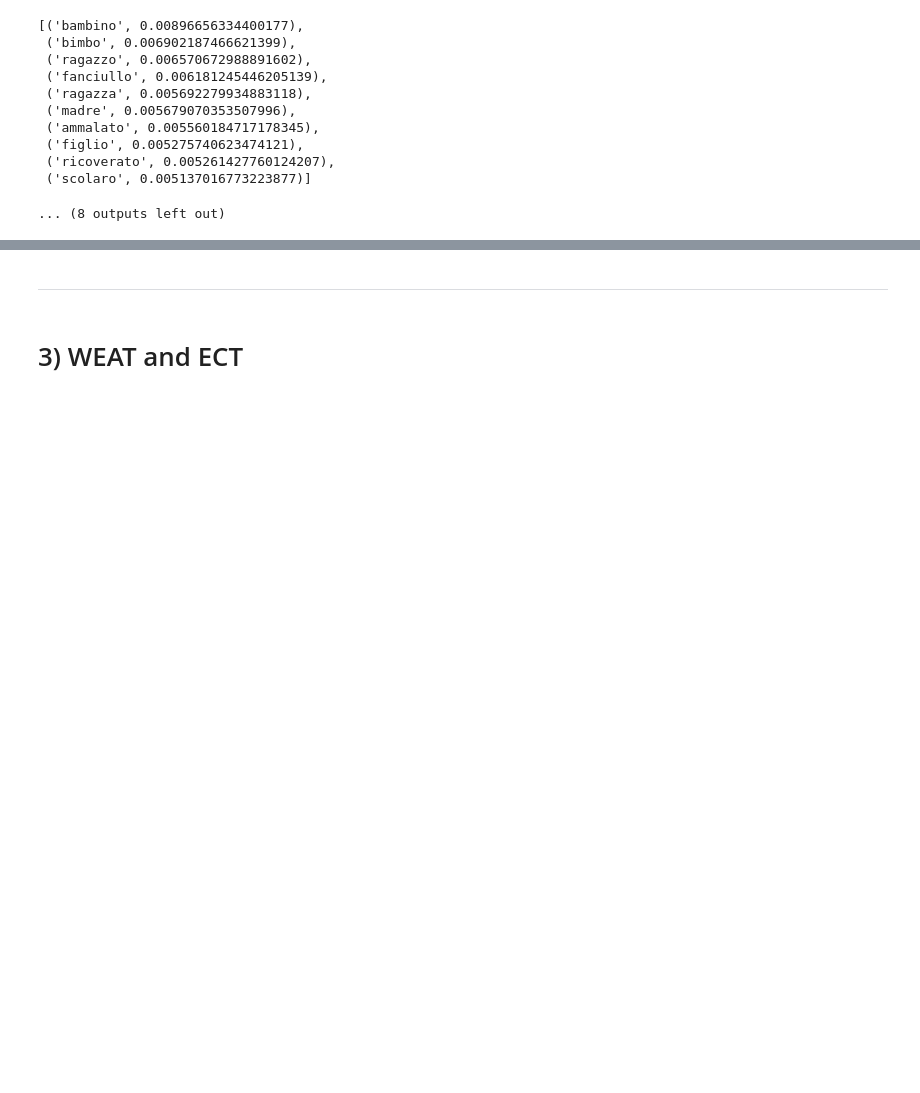
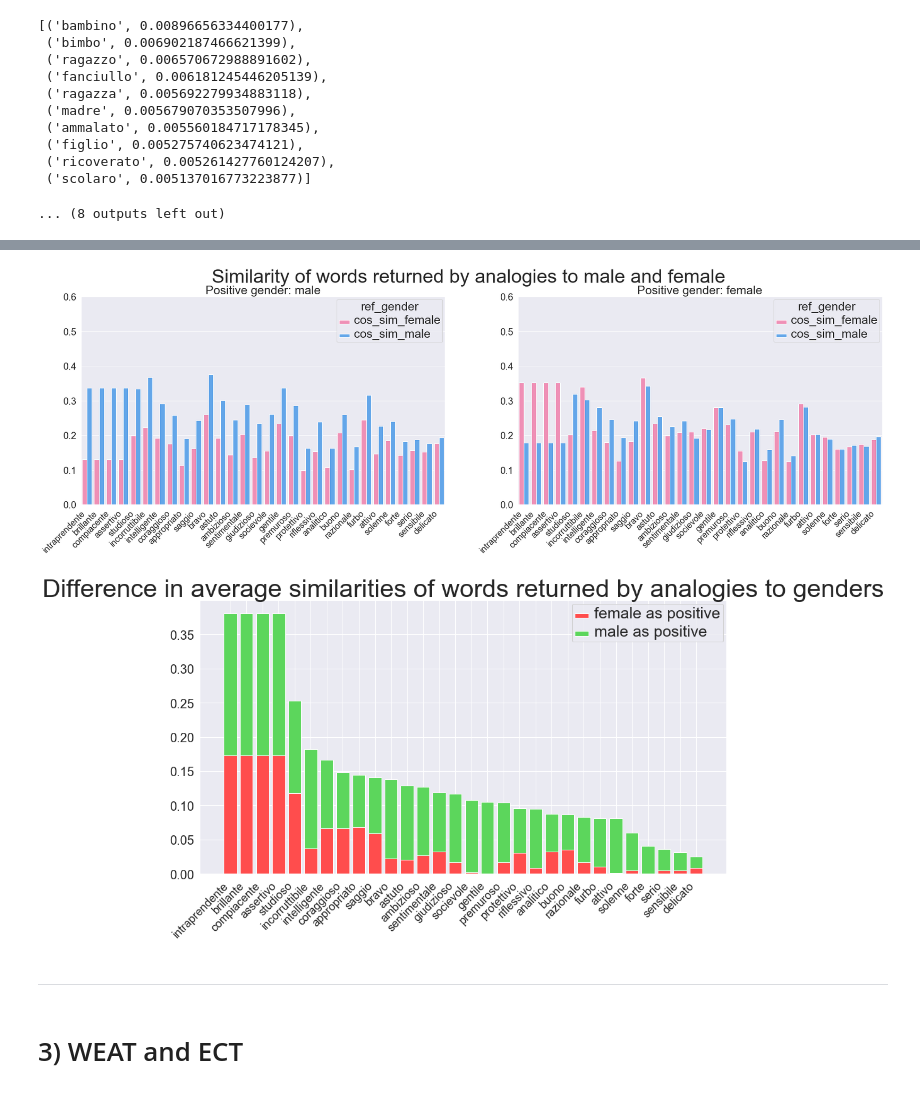
Before and after one commit to nikiiny/Gender-stereotypes-in-parliamentary-speeches-with-Word-Embedding, a Jupyter notebook: 02_INFORET_Proj_Analysis_By_Years.ipynb, the cells around one changed output, grey strips where cells are left out. Cells and saved outputs as stored; diff of their text form; code cells hidden in the pictures; blank space fills up the shorter version.

```diff
--- a/02_INFORET_Proj_Analysis_By_Years.ipynb
+++ b/02_INFORET_Proj_Analysis_By_Years.ipynb
@@ -479,3 +491,13 @@ Positive gender: female
+# %%
+score = Analogies_Distance_Bias(model.wv,
+                                use_avg_gender=True,
+                                type_most_similar = 'cosadd')
+top_bias = score.get_top_bias(pred_positive_word='adj_positive', verbose=False)
+# %%
+score.plot_bias()
+# %% [output]
+[figure, added]
+[figure, added]
 # %% [markdown]
 ---
 # %% [markdown]
```
Also changed, not shown: parts of 10 cells of this notebook, 3 other files.
